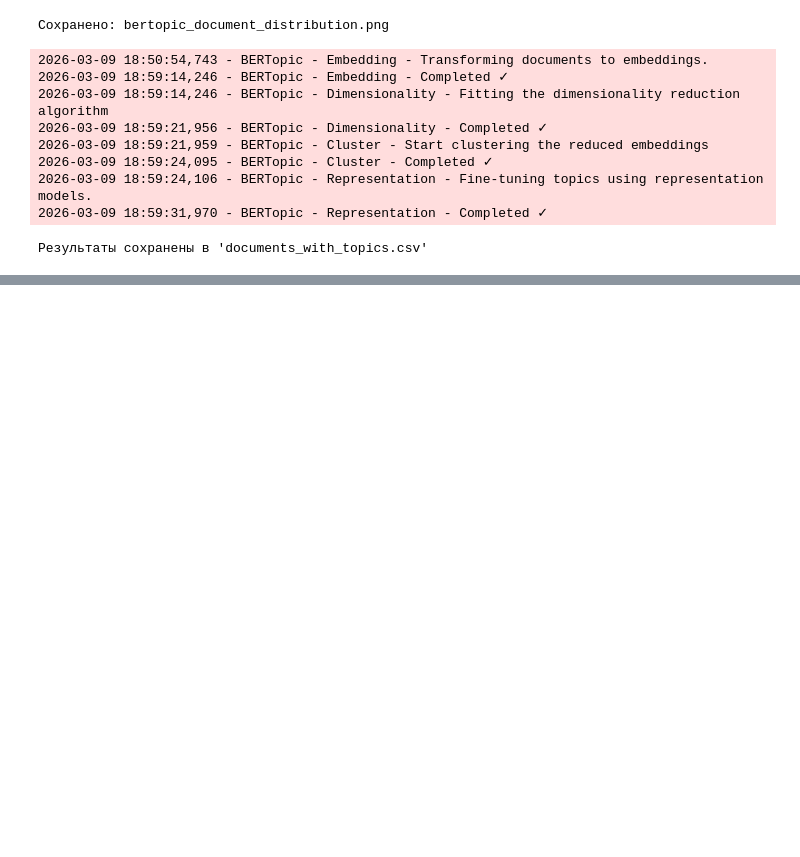
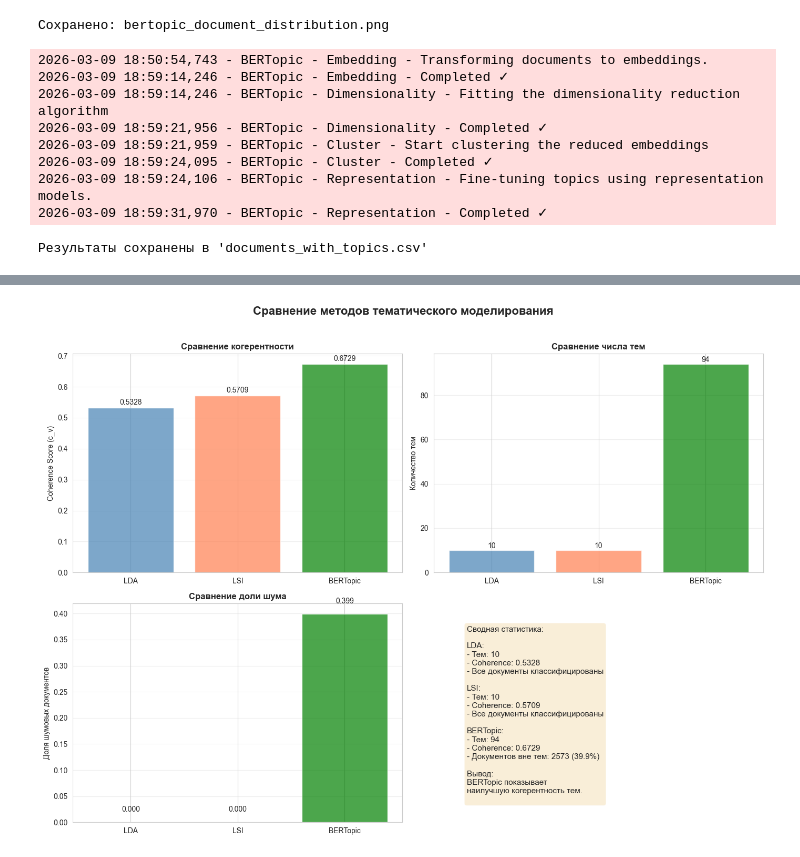
Before and after one commit to AnastasiyaMartynova/graduation_thesis, a Jupyter notebook: main.ipynb, the cells around one changed output, grey strips where cells are left out. Drawn from its saved outputs; the diff is of its cells as text; code cells hidden in the pictures; blank space fills up the shorter version.

Commit message:
Topic modeling: BERTopic coherence score evoluation and comparison of metrics with LDA and LSI

```diff
--- a/main.ipynb
+++ b/main.ipynb
@@ -1607,0 +1666,97 @@ print("Результаты сохранены в 'documents_with_topics.csv'")
+# %%
+# Сравнение метрик с LDA и LSI
+comparison = pd.DataFrame({
+    'Модель': ['LDA', 'LSI', 'BERTopic'],
+    'Количество тем': [
+        10,  # из LDA
+        10,  # из LSI
+        len(set(topics_final)) - (1 if -1 in topics_final else 0)
+    ],
+    'Coherence Score (c_v)': [
+        0.5328,  # из предыдущих расчётов
+        0.5709,  # из предыдущих расчётов
+        bertopic_coherence
+    ],
+    'Доля шума': [
+        0,  # LDA всегда присваивает тему
+        0,  # LSI всегда присваивает тему
+        list(topics_final).count(-1) / len(topics_final)
+    ]
+})
+
+print("\nСравнение методов тематического моделирования:")
+print(comparison)
+
+# Визуализация сравнения
+fig, axes = plt.subplots(2, 2, figsize=(14, 10))
+axes = axes.flatten()
+
+# Coherence Score
+x = range(len(comparison))
+axes[0].bar(x, comparison['Coherence Score (c_v)'],
+            color=['steelblue', 'coral', 'green'], alpha=0.7)
+axes[0].set_xticks(x)
+axes[0].set_xticklabels(comparison['Модель'])
+axes[0].set_ylabel('Coherence Score (c_v)')
+axes[0].set_title('Сравнение когерентности', fontweight='bold')
+axes[0].grid(axis='y', alpha=0.3)
+
+# Значения на столбцы
+for i, v in enumerate(comparison['Coherence Score (c_v)']):
+    axes[0].text(i, v + 0.01, f'{v:.4f}', ha='center', fontsize=10)
+
+# Количество тем
+axes[1].bar(x, comparison['Количество тем'],
+            color=['steelblue', 'coral', 'green'], alpha=0.7)
+axes[1].set_xticks(x)
+axes[1].set_xticklabels(comparison['Модель'])
+axes[1].set_ylabel('Количество тем')
+axes[1].set_title('Сравнение числа тем', fontweight='bold')
+axes[1].grid(axis='y', alpha=0.3)
+
+for i, v in enumerate(comparison['Количество тем']):
+    axes[1].text(i, v + 1, str(v), ha='center', fontsize=10)
+
+# Доля шума
+axes[2].bar(x, comparison['Доля шума'],
+            color=['steelblue', 'coral', 'green'], alpha=0.7)
+axes[2].set_xticks(x)
+axes[2].set_xticklabels(comparison['Модель'])
+axes[2].set_ylabel('Доля шумовых документов')
+axes[2].set_title('Сравнение доли шума', fontweight='bold')
+axes[2].grid(axis='y', alpha=0.3)
+
+for i, v in enumerate(comparison['Доля шума']):
+    axes[2].text(i, v + 0.02, f'{v:.3f}', ha='center', fontsize=10)
+
+# График 4: Сводная статистика
+axes[3].axis('off')
+stats_text = f"""Сводная статистика:
+
+LDA:
+- Тем: 10
+- Coherence: 0.5328
+- Все документы классифицированы
+
+LSI:
+- Тем: 10
+- Coherence: 0.5709
+- Все документы классифицированы
+
+BERTopic:
+- Тем: {comparison.iloc[2]['Количество тем']}
+- Coherence: {bertopic_coherence:.4f}
+- Документов вне тем: {list(topics_final).count(-1)} ({comparison.iloc[2]['Доля шума']*100:.1f}%)
+
+Вывод:
+{'LSI' if bertopic_coherence < 0.57 else 'BERTopic'} показывает
+наилучшую когерентность тем.
+"""
+axes[3].text(0.1, 0.9, stats_text, transform=axes[3].transAxes, fontsize=11,
+            verticalalignment='top', bbox=dict(boxstyle='round', facecolor='wheat', alpha=0.5))
+
+plt.suptitle('Сравнение методов тематического моделирования', fontsize=16, fontweight='bold', y=1.02)
+plt.tight_layout()
+plt.savefig('topic_modeling_comparison_detailed.png', dpi=300, bbox_inches='tight')
+plt.show()
+# %% [output]
@@ -1607,0 +1768 @@ print("Результаты сохранены в 'documents_with_topics.csv'")
+[figure, added]
```
Also changed, not shown: parts of 2 cells of this notebook, 1 other file.
